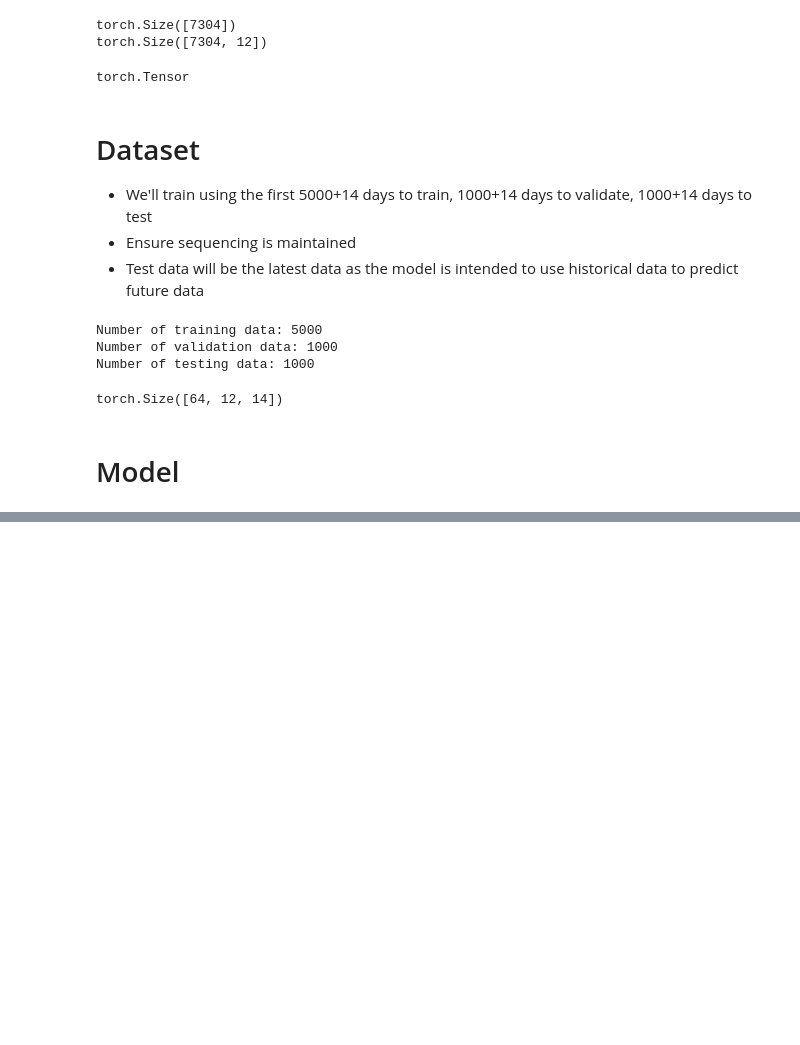
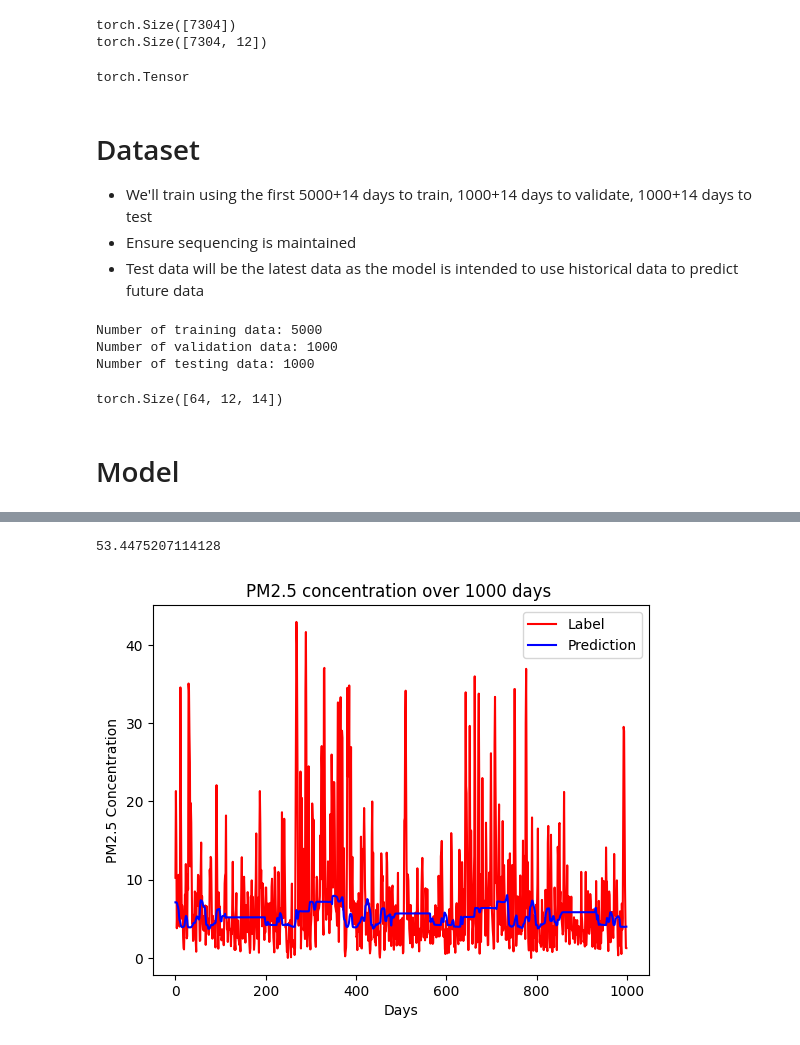
Before and after one commit to xuetingkai/APS360AirQuality, a Jupyter notebook: training copy.ipynb, the cells around one changed output, grey strips where cells are left out. Cells and saved outputs as stored; diff of their text form; code cells hidden in the pictures; blank space fills up the shorter version.

```diff
--- a/training copy.ipynb
+++ b/training copy.ipynb
@@ -148,6 +148,8 @@ def evaluate(net, loader, criterion):
         total_loss += loss.item()
         total_epoch += len(labels)
     loss = float(total_loss) / (i + 1)
+
+
     return loss
 
 def train_net(hyperparameters):
@@ -202,9 +204,12 @@ def train_net(hyperparameters):
         f.write(str(hyperparameters))
         f.write('\t')
         f.write(str(train_loss[-1]))
+        f.write('\t')
+        f.write(str(val_loss[-1]))
         f.write('\n')
 
-    return (train_loss[-1]+2*val_loss[-1])/3
+
+    return (train_loss[-1]+2*val_loss[-1])/3, net
     # Write the train/test loss/err into CSV file for plotting later
     # epochs = np.arange(1, num_epochs + 1)
     # plt.title("Train loss")
@@ -316,0 +307,2 @@ Writing to file
+# %%
+_, net = train_net([59, 0.06230588235294118, 78, 16, 39, 48, 80, 21, 1, 11])
@@ -316,0 +320,22 @@ Writing to file
+# %%
+test_loader = DataLoader(test_set, batch_size=len(test_set), shuffle=False)
+data, label = next(iter(test_loader))
+data = data.float()
+pred = net(data)
+
+mse = nn.MSELoss()
+loss = mse(pred, label)
+print(loss.item())
+
+
+t = range(1000)
+plt.title("PM2.5 concentration over 1000 days ")
+plt.plot(t, label.transpose(0,1)[0], 'r', label="Label")
+plt.plot(t, pred.cpu().detach().numpy().transpose(0,1)[:,0], 'b', label='Prediction')
+plt.xlabel("Days")
+plt.ylabel("PM2.5 Concentration")
+plt.legend(loc='best')
+plt.show()
+# %% [output]
+53.4475207114128
+[figure, added]
```
Also changed, not shown: parts of 3 cells of this notebook, 1 other file.
